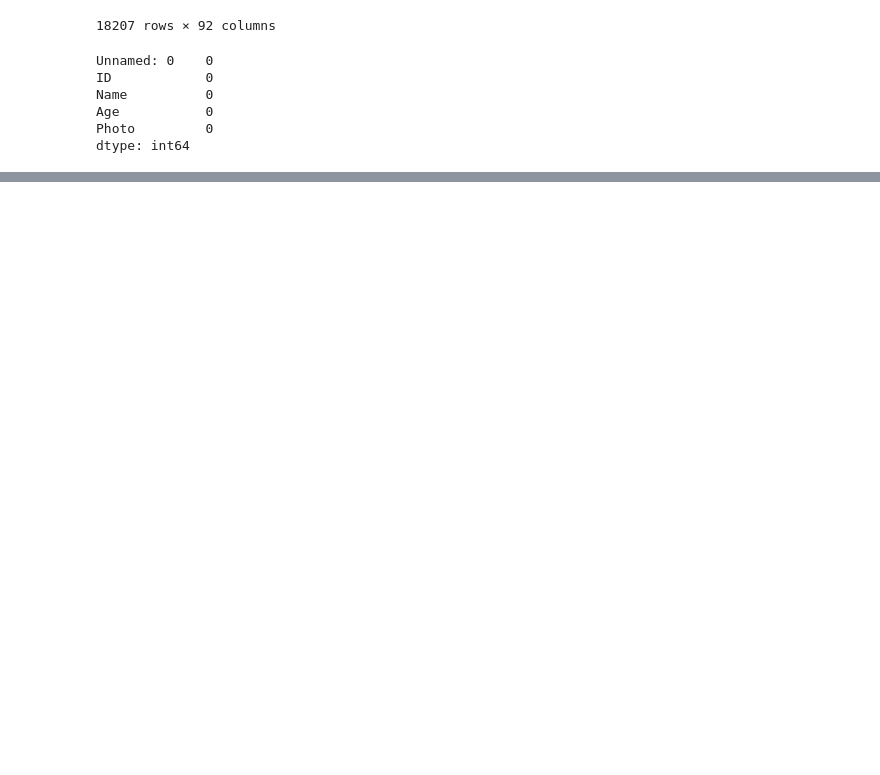
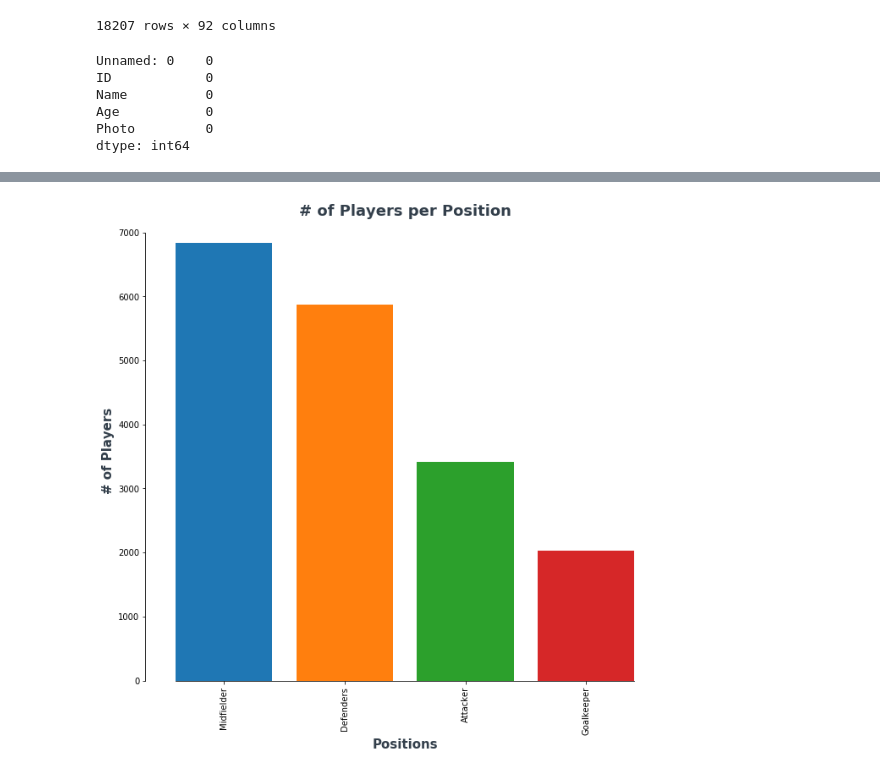
Before and after one commit to walidcol/fifa_metrics_fc, a Jupyter notebook: Main DataFrame.ipynb, the cells around one changed output, grey strips where cells are left out. Cells and saved outputs as stored; diff of their text form; code cells hidden in the pictures; blank space fills up the shorter version.

```diff
--- a/Main DataFrame.ipynb
+++ b/Main DataFrame.ipynb
@@ -120,0 +98,17 @@ df
+# %%
+# Players per Position graph
+
+ax = test.plot(kind='bar',  figsize = (11,10), width = .8)
+ax.set_ylabel("# of Players", fontsize=15,fontweight='black', color = '#333F4B' )
+ax.set_xlabel("Positions", fontsize=15, fontweight='black', color = '#333F4B')
+ax.set_title("# of Players per Position",fontsize=18, fontweight='black', color = '#333F4B' )
+
+ax.spines['top'].set_color('none')
+ax.spines['right'].set_color('none')
+ax.spines['left'].set_smart_bounds(True)
+ax.spines['bottom'].set_smart_bounds(True)
+
+plt.savefig('C:/Users/Walid/Documents/Columbia/walid1.png', bbox_inches='tight')
+plt.show()
+# %% [output]
+[figure, added]
```
Also changed, not shown: parts of 12 cells of this notebook.
